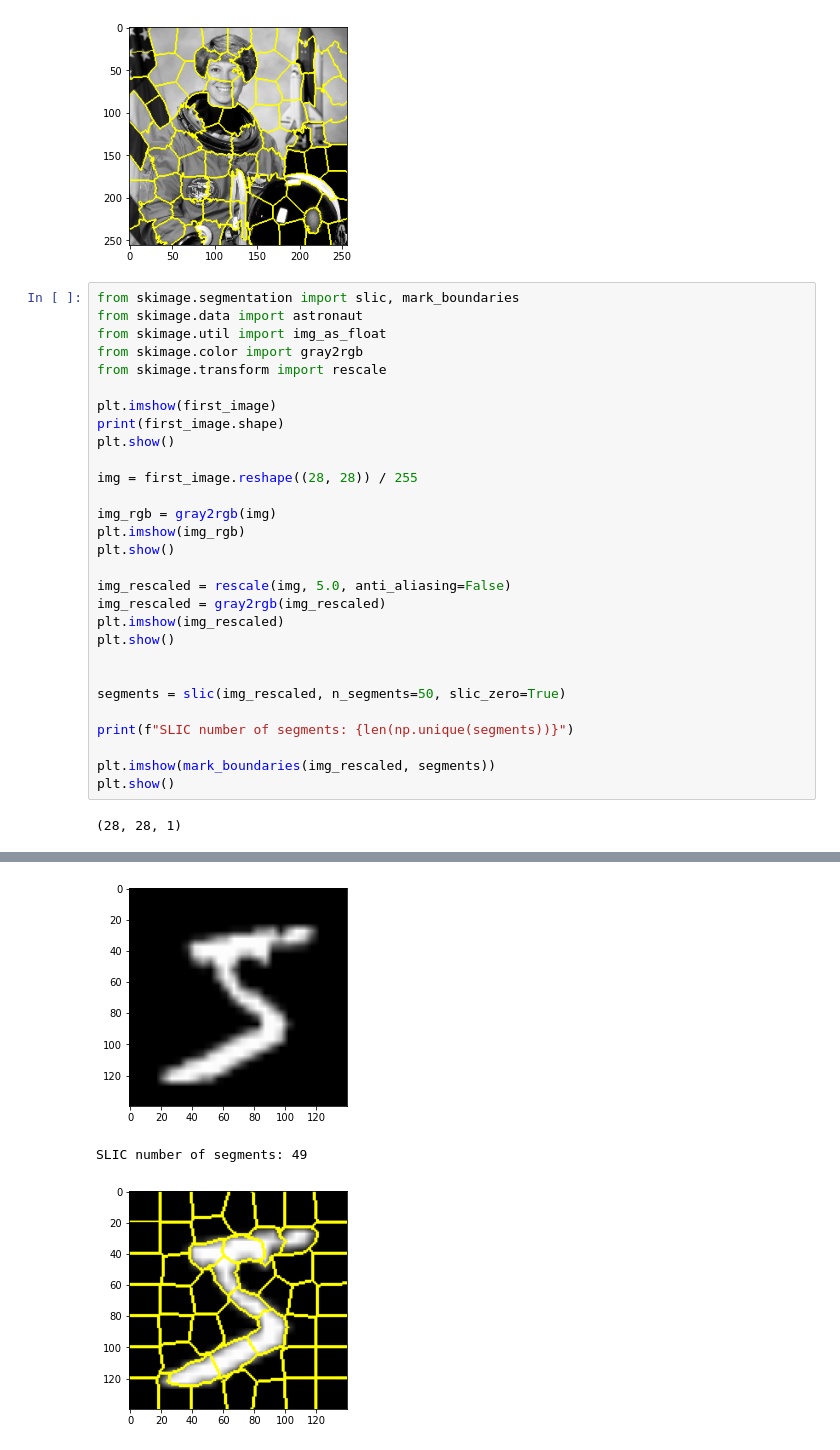
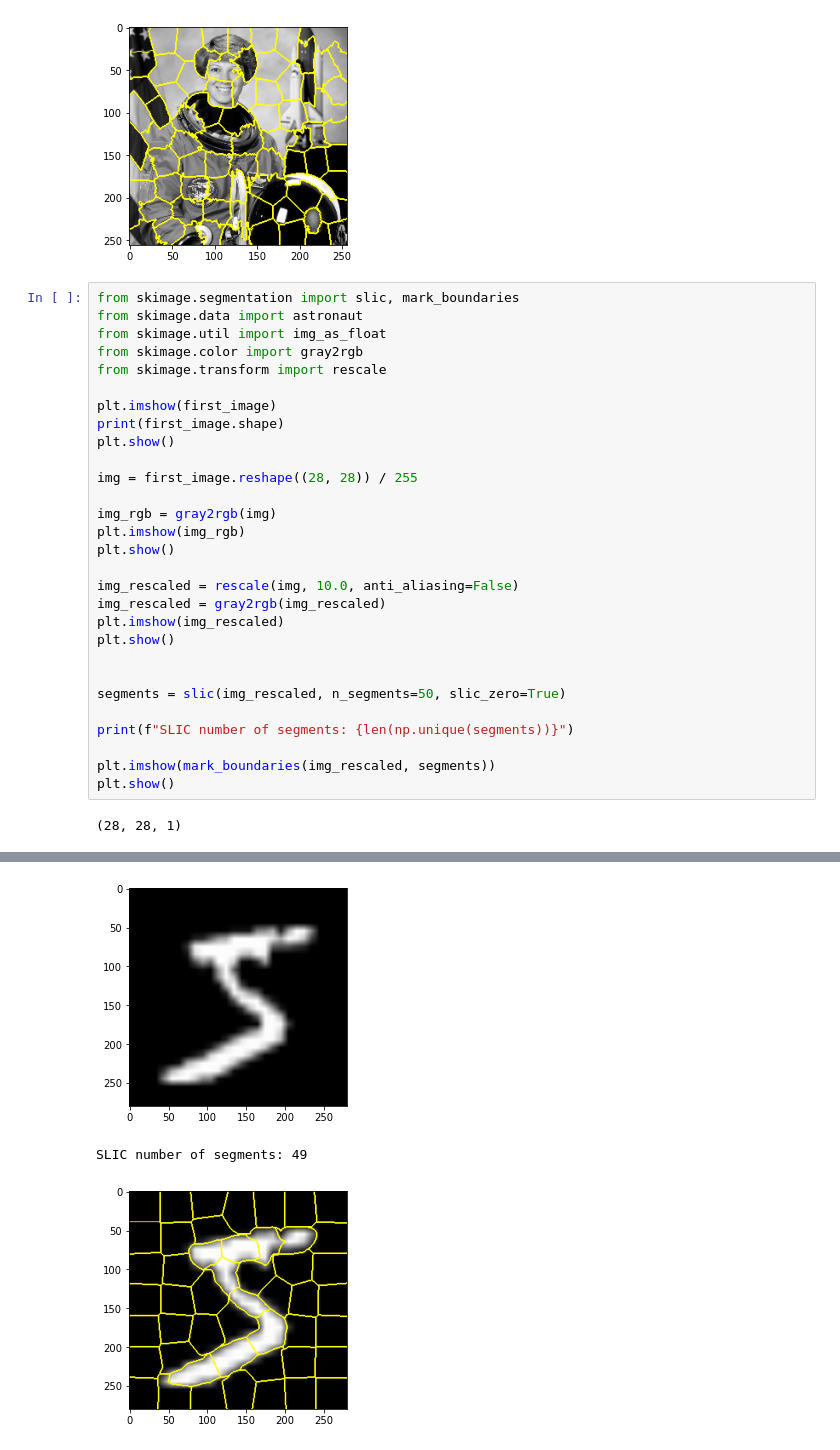
Before and after one commit to ashleve/geometric_deep_learning, a Jupyter notebook: skimage_experiments.ipynb, the cells around one changed output, grey strips where cells are left out. Saved outputs shown, nothing was run; the diff lists cells and outputs as text.

```diff
--- a/skimage_experiments.ipynb
+++ b/skimage_experiments.ipynb
@@ -65,33 +65,33 @@ from skimage.data import astronaut
 from skimage.util import img_as_float
 from skimage.color import gray2rgb
 from skimage.transform import rescale
 
 plt.imshow(first_image)
 print(first_image.shape)
 plt.show()
 
 img = first_image.reshape((28, 28)) / 255
 
 img_rgb = gray2rgb(img)
 plt.imshow(img_rgb)
 plt.show()
 
-img_rescaled = rescale(img, 5.0, anti_aliasing=False)
+img_rescaled = rescale(img, 10.0, anti_aliasing=False)
 img_rescaled = gray2rgb(img_rescaled)
 plt.imshow(img_rescaled)
 plt.show()
 
 
 segments = slic(img_rescaled, n_segments=50, slic_zero=True)
 
 print(f"SLIC number of segments: {len(np.unique(segments))}")
 
 plt.imshow(mark_boundaries(img_rescaled, segments))
 plt.show()
 # %% [output]
 (28, 28, 1)
 [figure]
 [figure]
-[figure, old version]
+[figure, new version]
 SLIC number of segments: 49
-[figure, old version]
+[figure, new version]
```
Also changed, not shown: parts of 1 cell of this notebook, 1 other file.
